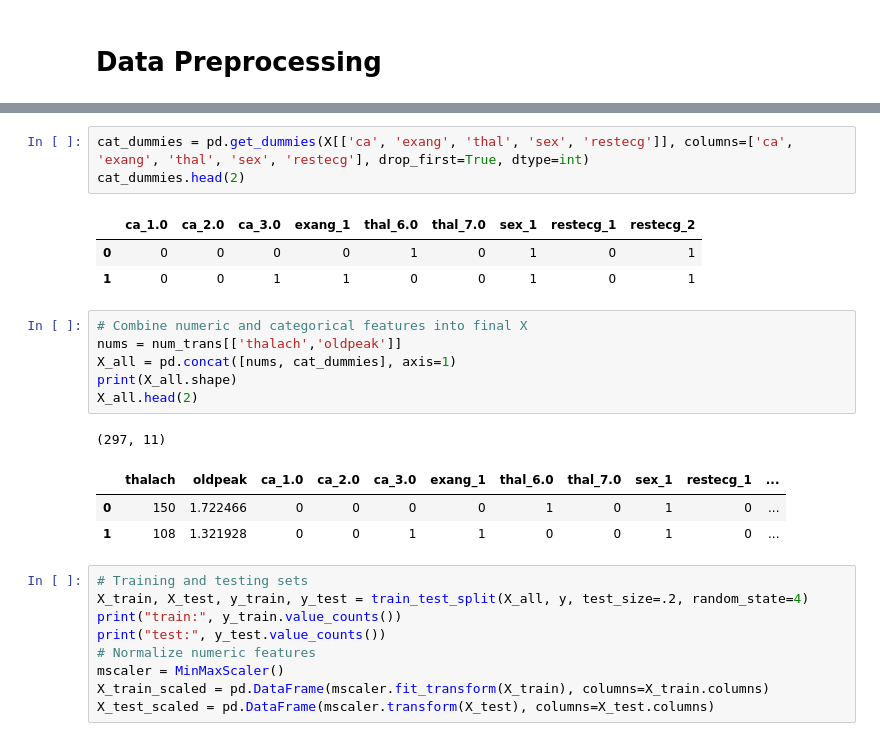
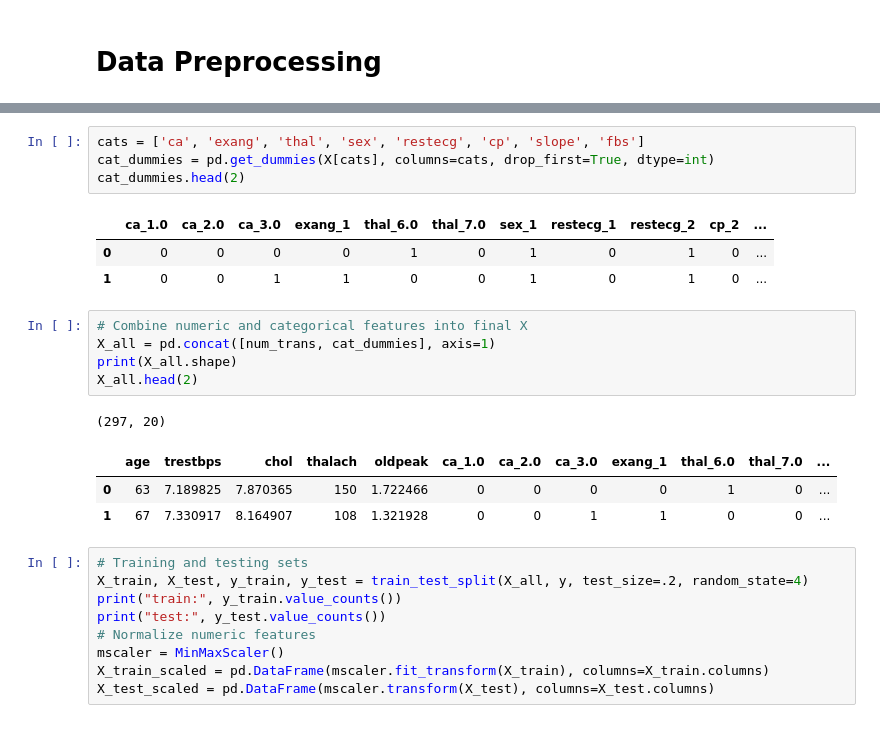
Before and after one commit to moscmh/heartdisease_by_logisticregression, a Jupyter notebook: heart.ipynb, the cells around one changed output, grey strips where cells are left out. Saved outputs shown, nothing was run; the diff lists cells and outputs as text.

```diff
--- a/heart.ipynb
+++ b/heart.ipynb
@@ -284,21 +274,21 @@ are converted into dummy variables and used for model training. Addition or remo
 # %%
-cat_dummies = pd.get_dummies(X[['ca', 'exang', 'thal', 'sex', 'restecg']], columns=['ca', 'exang', 'thal', 'sex', 'restecg'], drop_first=True, dtype=int)
+cats = ['ca', 'exang', 'thal', 'sex', 'restecg', 'cp', 'slope', 'fbs']
+cat_dummies = pd.get_dummies(X[cats], columns=cats, drop_first=True, dtype=int)
 cat_dummies.head(2)
 # %% [output]
-|  | ca_1.0 | ca_2.0 | ca_3.0 | exang_1 | thal_6.0 | thal_7.0 | sex_1 | restecg_1 | restecg_2 |
-| 0 | 0 | 0 | 0 | 0 | 1 | 0 | 1 | 0 | 1 |
-| 1 | 0 | 0 | 1 | 1 | 0 | 0 | 1 | 0 | 1 |
+|  | ca_1.0 | ca_2.0 | ca_3.0 | exang_1 | thal_6.0 | thal_7.0 | sex_1 | restecg_1 | restecg_2 | cp_2 | ... |
+| 0 | 0 | 0 | 0 | 0 | 1 | 0 | 1 | 0 | 1 | 0 | ... |
+| 1 | 0 | 0 | 1 | 1 | 0 | 0 | 1 | 0 | 1 | 0 | ... |
 # %%
 # Combine numeric and categorical features into final X
-nums = num_trans[['thalach','oldpeak']]
-X_all = pd.concat([nums, cat_dummies], axis=1)
+X_all = pd.concat([num_trans, cat_dummies], axis=1)
 print(X_all.shape)
 X_all.head(2)
 # %% [output]
-(297, 11)
+(297, 20)
-|  | thalach | oldpeak | ca_1.0 | ca_2.0 | ca_3.0 | exang_1 | thal_6.0 | thal_7.0 | sex_1 | restecg_1 | ... |
-| 0 | 150 | 1.722466 | 0 | 0 | 0 | 0 | 1 | 0 | 1 | 0 | ... |
-| 1 | 108 | 1.321928 | 0 | 0 | 1 | 1 | 0 | 0 | 1 | 0 | ... |
+|  | age | trestbps | chol | thalach | oldpeak | ca_1.0 | ca_2.0 | ca_3.0 | exang_1 | thal_6.0 | thal_7.0 | ... |
+| 0 | 63 | 7.189825 | 7.870365 | 150 | 1.722466 | 0 | 0 | 0 | 0 | 1 | 0 | ... |
+| 1 | 67 | 7.330917 | 8.164907 | 108 | 1.321928 | 0 | 0 | 1 | 1 | 0 | 0 | ... |
 # %%
 # Training and testing sets
 X_train, X_test, y_train, y_test = train_test_split(X_all, y, test_size=.2, random_state=4)
```
Also changed, not shown: parts of 6 cells of this notebook.
